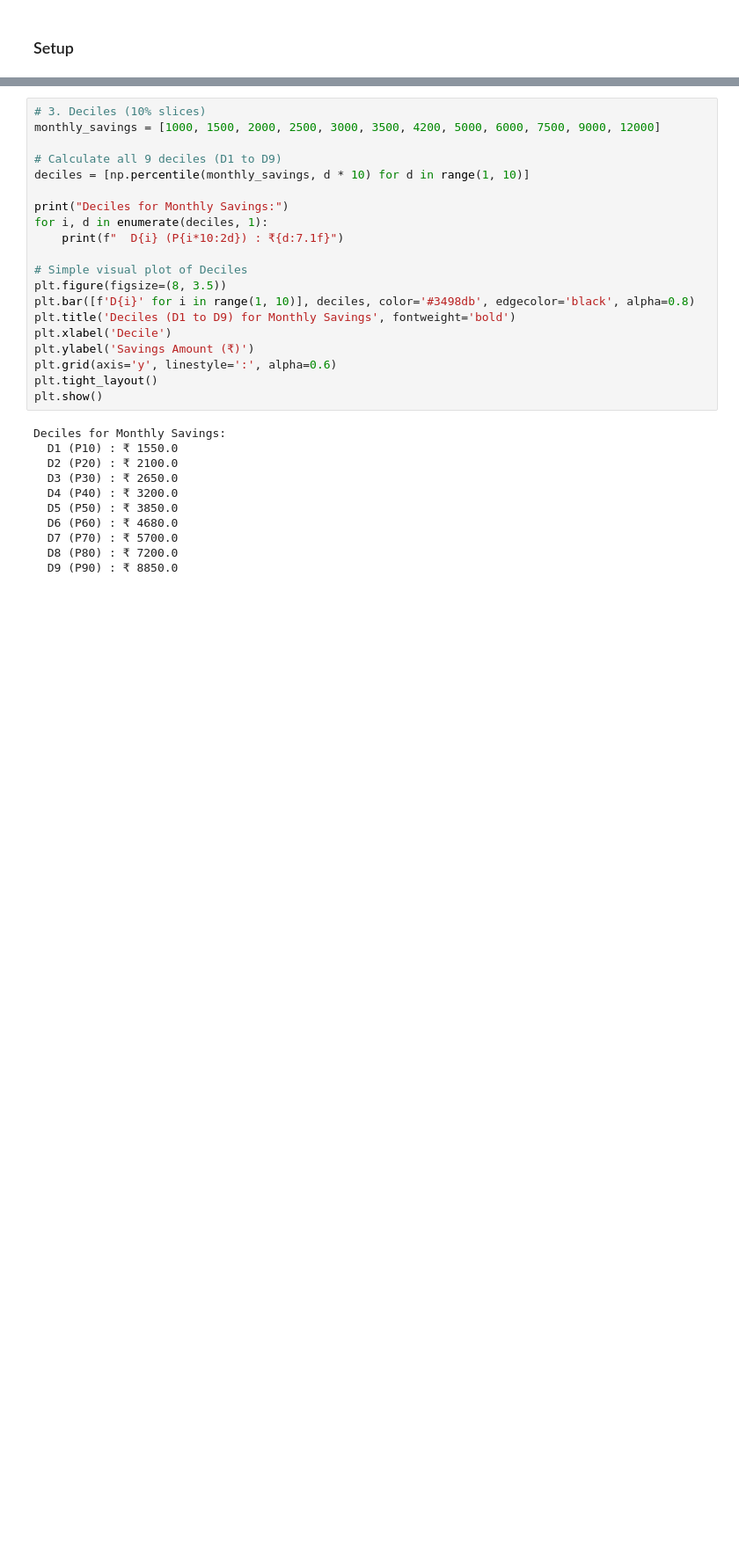
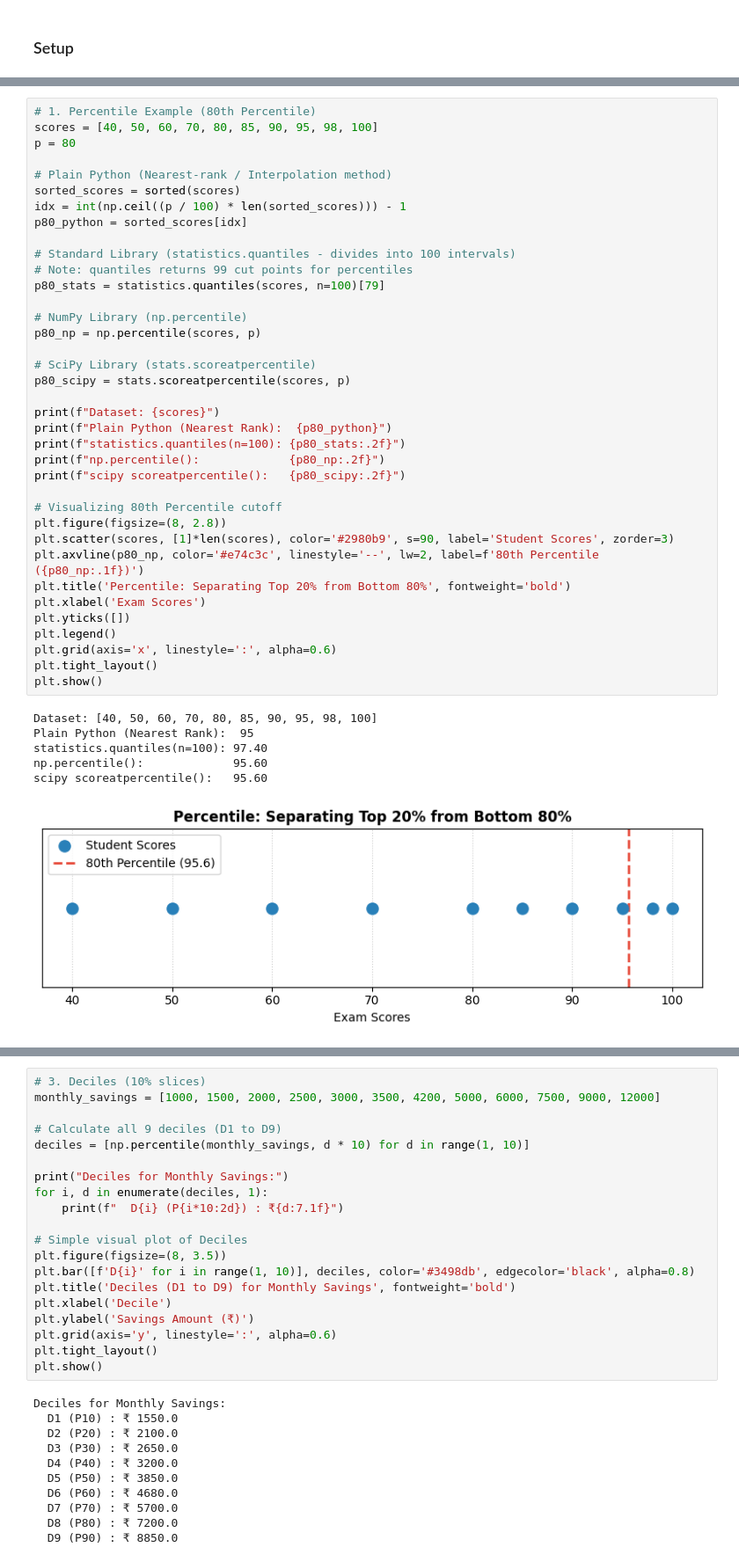
Before and after one commit to Abiads/CDAC-Data-Analytics, a Jupyter notebook: Day7/01_statistical_measure/03_measures_of_positions.ipynb, the cells around one changed output, grey strips where cells are left out. Shown at 88% size. Cells and saved outputs as stored; diff of their text form; blank space fills up the shorter version.

Commit message:
Merge upstream and local measures of position notebooks into unified suite

```diff
--- a/Day7/01_statistical_measure/03_measures_of_positions.ipynb
+++ b/Day7/01_statistical_measure/03_measures_of_positions.ipynb
@@ -133,0 +48,44 @@ Marks Dataset: [45, 52, 58, 63, 67, 72, 75, 78, 82, 85, 88, 92, 95]
+# %%
+# 1. Percentile Example (80th Percentile)
+scores = [40, 50, 60, 70, 80, 85, 90, 95, 98, 100]
+p = 80
+
+# Plain Python (Nearest-rank / Interpolation method)
+sorted_scores = sorted(scores)
+idx = int(np.ceil((p / 100) * len(sorted_scores))) - 1
+p80_python = sorted_scores[idx]
+
+# Standard Library (statistics.quantiles - divides into 100 intervals)
+# Note: quantiles returns 99 cut points for percentiles
+p80_stats = statistics.quantiles(scores, n=100)[79]
+
+# NumPy Library (np.percentile)
+p80_np = np.percentile(scores, p)
+
+# SciPy Library (stats.scoreatpercentile)
+p80_scipy = stats.scoreatpercentile(scores, p)
+
+print(f"Dataset: {scores}")
+print(f"Plain Python (Nearest Rank):  {p80_python}")
+print(f"statistics.quantiles(n=100): {p80_stats:.2f}")
+print(f"np.percentile():             {p80_np:.2f}")
+print(f"scipy scoreatpercentile():   {p80_scipy:.2f}")
+
+# Visualizing 80th Percentile cutoff
+plt.figure(figsize=(8, 2.8))
+plt.scatter(scores, [1]*len(scores), color='#2980b9', s=90, label='Student Scores', zorder=3)
+plt.axvline(p80_np, color='#e74c3c', linestyle='--', lw=2, label=f'80th Percentile ({p80_np:.1f})')
+plt.title('Percentile: Separating Top 20% from Bottom 80%', fontweight='bold')
+plt.xlabel('Exam Scores')
+plt.yticks([])
+plt.legend()
+plt.grid(axis='x', linestyle=':', alpha=0.6)
+plt.tight_layout()
+plt.show()
+# %% [output]
+Dataset: [40, 50, 60, 70, 80, 85, 90, 95, 98, 100]
+Plain Python (Nearest Rank):  95
+statistics.quantiles(n=100): 97.40
+np.percentile():             95.60
+scipy scoreatpercentile():   95.60
+[figure, added]
```
Also changed, not shown: parts of 23 cells of this notebook.
